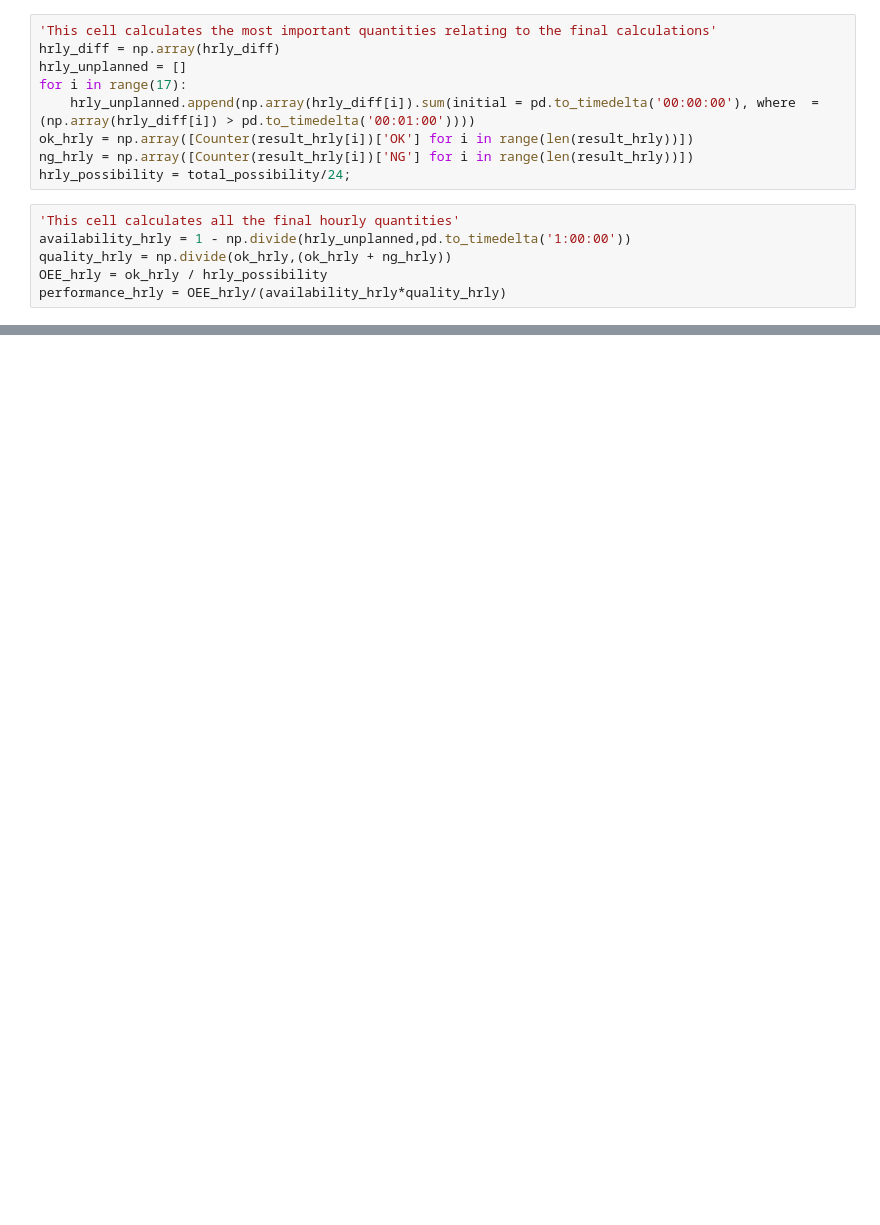
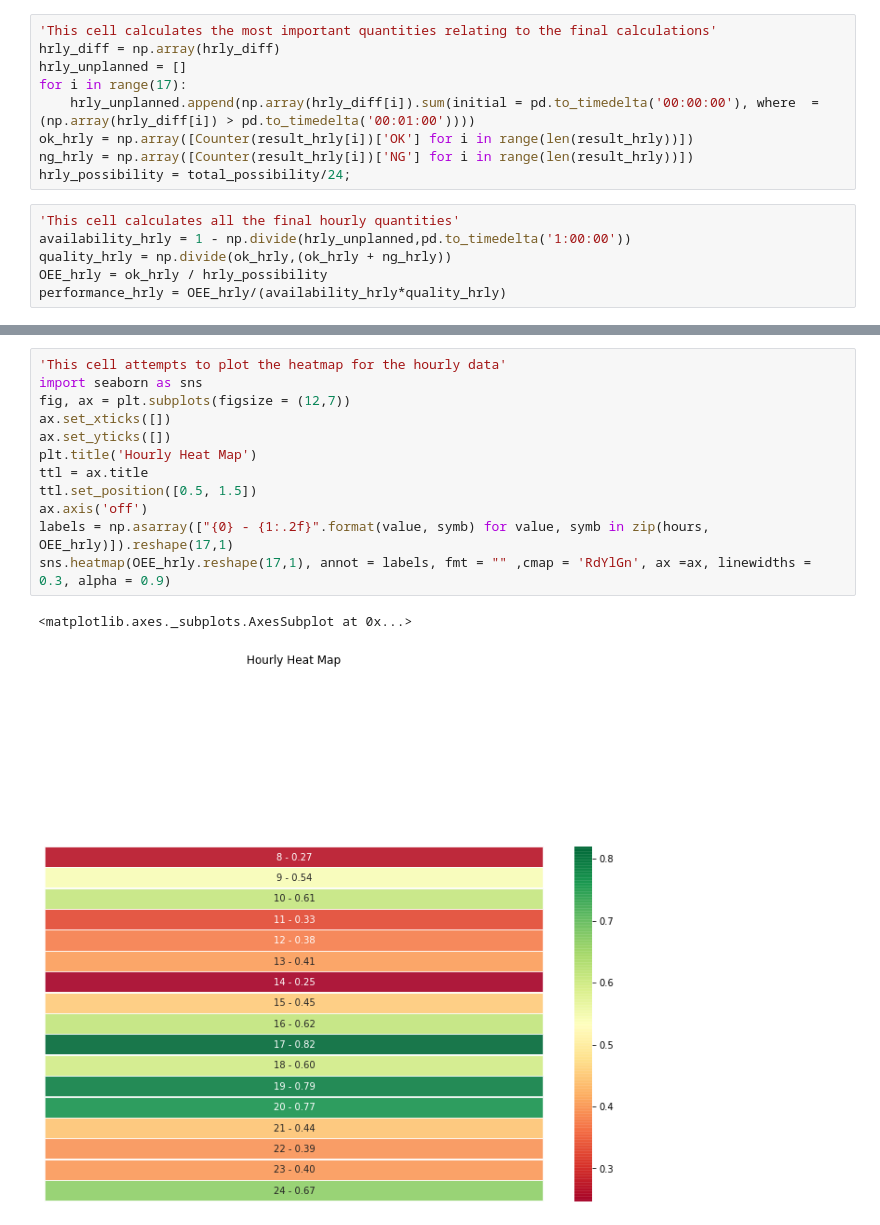
Before and after one commit to surjeetvermaiitm/Lear-Project, a Jupyter notebook: task2_HSL_1.ipynb, the cells around one changed output, grey strips where cells are left out. Saved outputs shown, nothing was run; the diff lists cells and outputs as text; blank space fills up the shorter version.

```diff
--- a/task2_HSL_1.ipynb
+++ b/task2_HSL_1.ipynb
@@ -66,0 +85,15 @@ performance_hrly = OEE_hrly/(availability_hrly*quality_hrly)
+# %%
+'This cell attempts to plot the heatmap for the hourly data'
+import seaborn as sns
+fig, ax = plt.subplots(figsize = (12,7))
+ax.set_xticks([])
+ax.set_yticks([])
+plt.title('Hourly Heat Map')
+ttl = ax.title
+ttl.set_position([0.5, 1.5])
+ax.axis('off')
+labels = np.asarray(["{0} - {1:.2f}".format(value, symb) for value, symb in zip(hours, OEE_hrly)]).reshape(17,1)
+sns.heatmap(OEE_hrly.reshape(17,1), annot = labels, fmt = "" ,cmap = 'RdYlGn', ax =ax, linewidths = 0.3, alpha = 0.9)
+# %% [output]
+<matplotlib.axes._subplots.AxesSubplot at 0x...>
+[figure, added]
```
Also changed, not shown: parts of 4 cells of this notebook.
